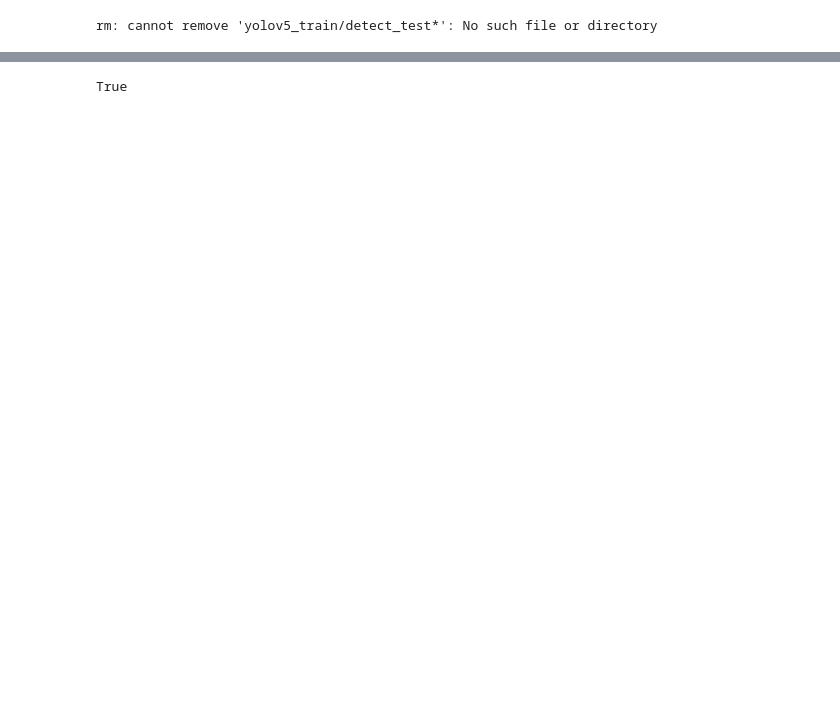
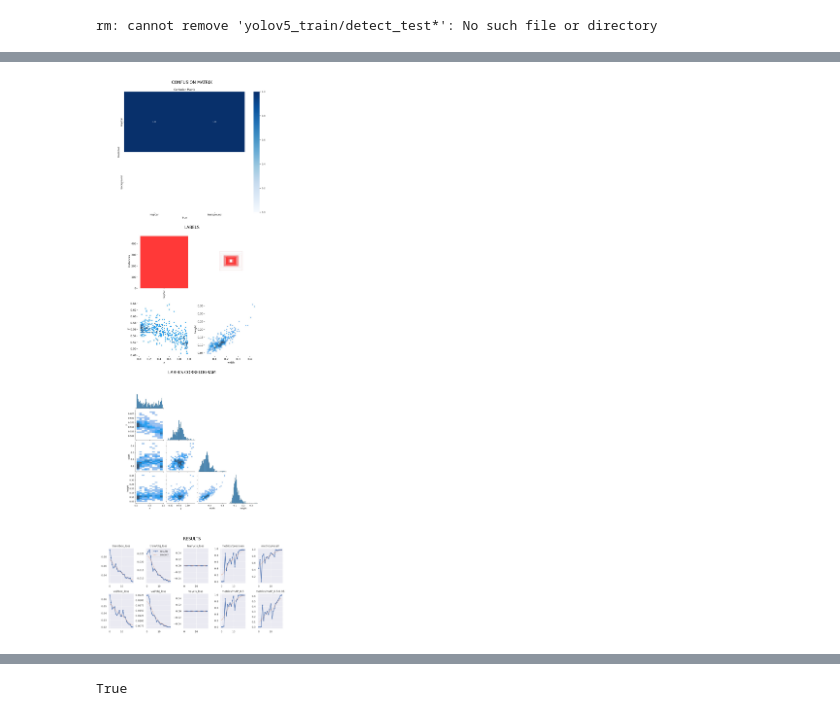
Before and after one commit to drtophop/CASAML-Thesis, a Jupyter notebook: CAS_AML_Yolo_HopV7.ipynb, the cells around one changed output, grey strips where cells are left out. Saved outputs shown, nothing was run; the diff lists cells and outputs as text; code cells hidden in the pictures; blank space fills up the shorter version.

```diff
--- a/CAS_AML_Yolo_HopV7.ipynb
+++ b/CAS_AML_Yolo_HopV7.ipynb
@@ -313,0 +328,16 @@ print(path_main)
+# %%
+pics = ['confusion_matrix.png', 'labels.jpg', 'labels_correlogram.jpg', 'results.png']
+
+fig, axs = plt.subplots(4, 1, figsize=(8, 24))  # Adjust figsize as desired
+
+for i, pic in enumerate(pics):
+    image_path = f'{PROJECT_NAME}/feature_extraction/{pic}'
+    img = mpimg.imread(image_path)
+    axs[i].imshow(img)
+    axs[i].axis('off')
+    axs[i].set_title(pic[:-4].replace("_", " ").upper())
+
+plt.tight_layout()
+plt.show()
+# %% [output]
+[figure, added]
```
Also changed, not shown: parts of 12 cells of this notebook.
